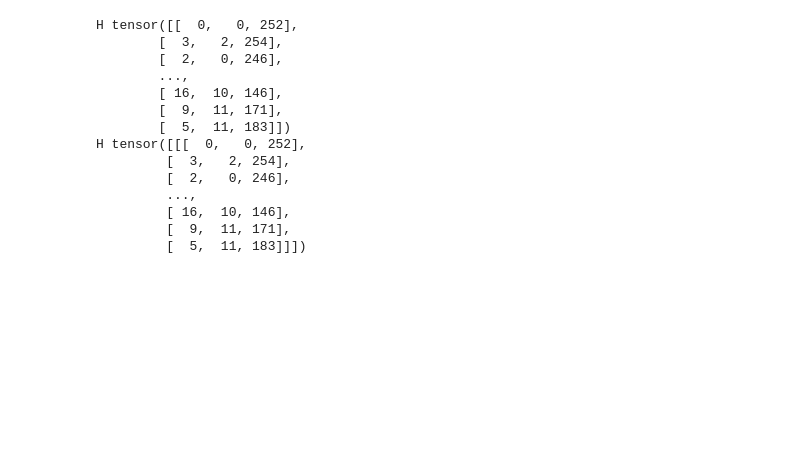
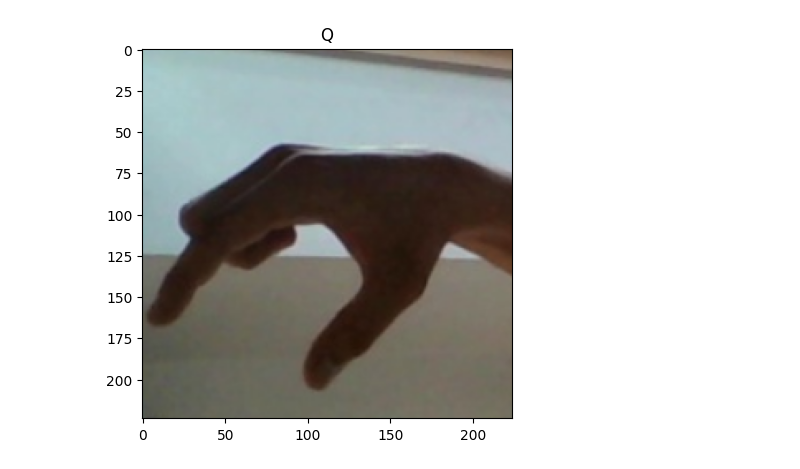
Before and after one commit to PossiblyAShrub/sign-to-text, a Jupyter notebook: classifier/experiments/experiment1.ipynb, the cells around one changed output. Cells and saved outputs as stored; diff of their text form; code cells hidden in the pictures; blank space fills up the shorter version.

```diff
--- a/classifier/experiments/experiment1.ipynb
+++ b/classifier/experiments/experiment1.ipynb
@@ -3,29 +4,25 @@ import sys
 sys.path.append("src")
 # %%
-from dataloader import AslDataset
-from torch.utils.data import DataLoader, RandomSampler
+from dataloader import AslDataset, AslTestDataset, preprocess_image
+from torch.utils.data import DataLoader, RandomSampler, TensorDataset
+import glob
+from PIL import Image
 
-dataset = AslDataset("data/asl_alphabet_train/asl_alphabet_train")
-loader = DataLoader(dataset, sampler=RandomSampler(dataset, num_samples=100))
+train_data = AslDataset("data/asl_alphabet_train/asl_alphabet_train")
+train_loader = DataLoader(train_data, sampler=RandomSampler(train_data))
+
+test_data = AslTestDataset("data/asl_alphabet_test/asl_alphabet_test", train_data.classes)
+test_loader = DataLoader(test_data)
 # %%
-for item in loader:
+from matplotlib import pyplot as plt
+
+for item in test_loader:
     label = item["label"][0]
-    image = item["image"]
+    image = item["image"][0]
 
-    print(label, image)
+    plt.title(train_data.classes[label])
+    plt.imshow(image.movedim(0, 2))
+    plt.show()
     break
 # %% [output]
-H tensor([[  0,   0, 252],
-        [  3,   2, 254],
-        [  2,   0, 246],
-        ...,
-        [ 16,  10, 146],
-        [  9,  11, 171],
-        [  5,  11, 183]])
-H tensor([[[  0,   0, 252],
-         [  3,   2, 254],
-         [  2,   0, 246],
-         ...,
-         [ 16,  10, 146],
-         [  9,  11, 171],
-         [  5,  11, 183]]])
+[figure, added]
```
Also changed, not shown: parts of 4 cells of this notebook, 2 other files.
